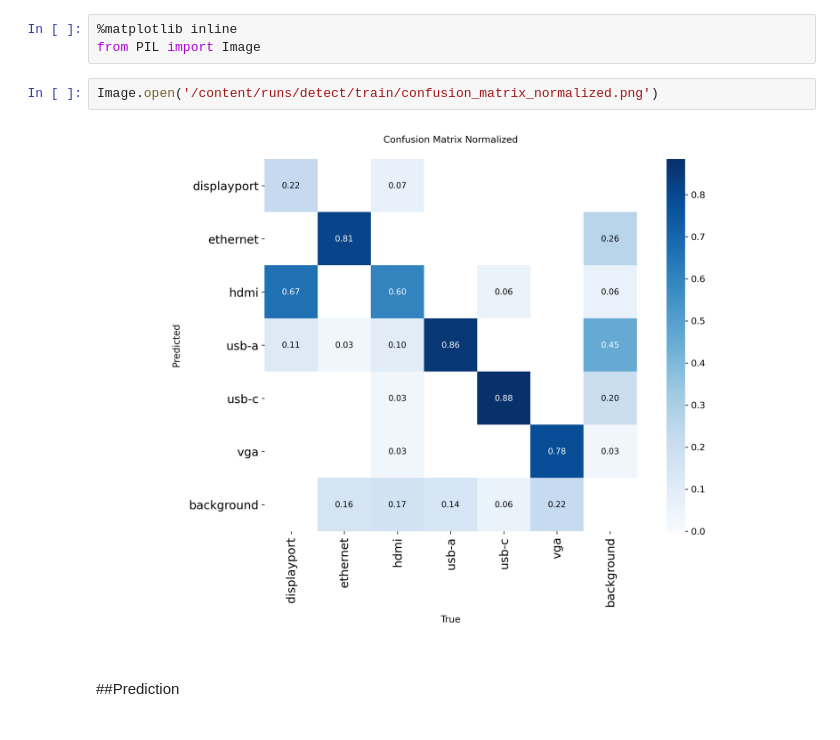
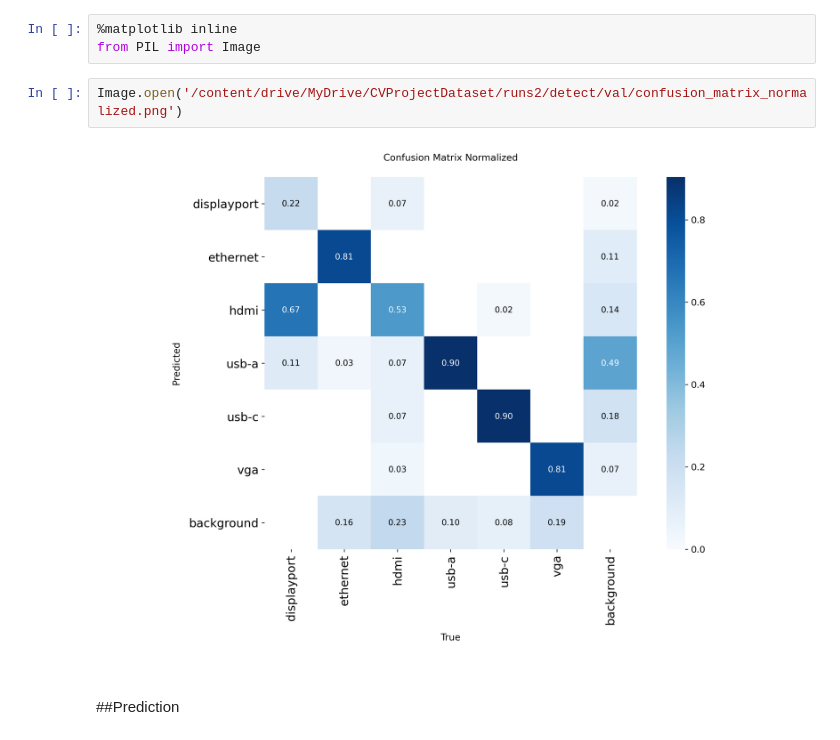
Before and after one commit to Jyl7hf/Computer-Vision-Project, a Jupyter notebook: ComputerVisionProject.ipynb, the cells around one changed output. Cells and saved outputs as stored; diff of their text form.

Commit message:
displays correct normalized confusion matrix

```diff
--- a/ComputerVisionProject.ipynb
+++ b/ComputerVisionProject.ipynb
@@ -308,9 +308,9 @@ Showing confusion matrix, that is already stored in detect/train folder
 %matplotlib inline
 from PIL import Image
 # %%
-Image.open('/content/runs/detect/train/confusion_matrix_normalized.png')
+Image.open('/content/drive/MyDrive/CVProjectDataset/runs2/detect/val/confusion_matrix_normalized.png')
 # %% [output]
-[figure, old version]
+[figure, new version]
 # %% [markdown]
 ##Prediction
 # %%
```
